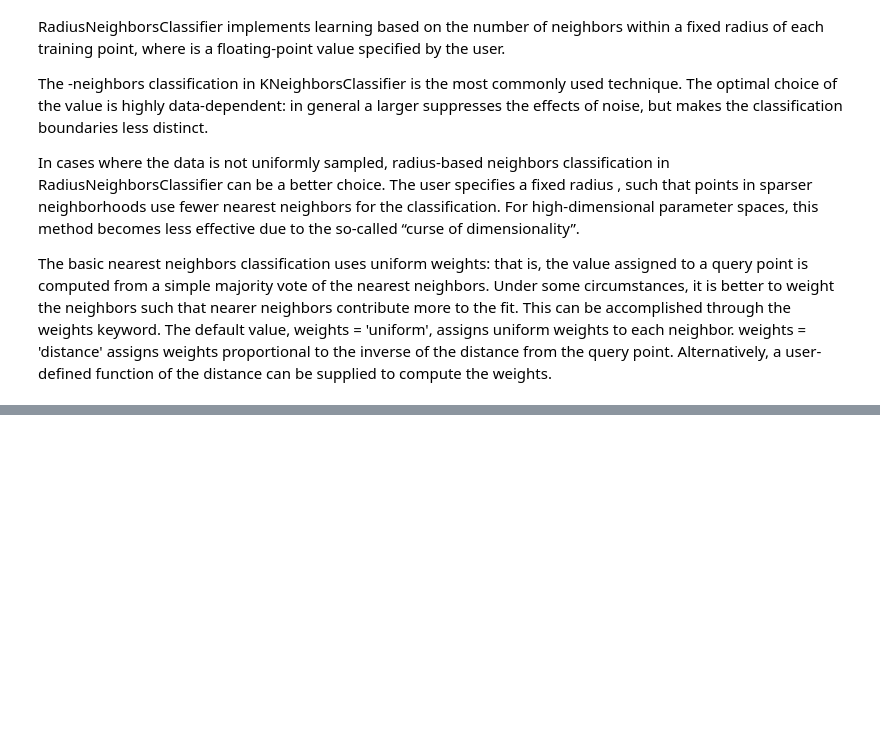
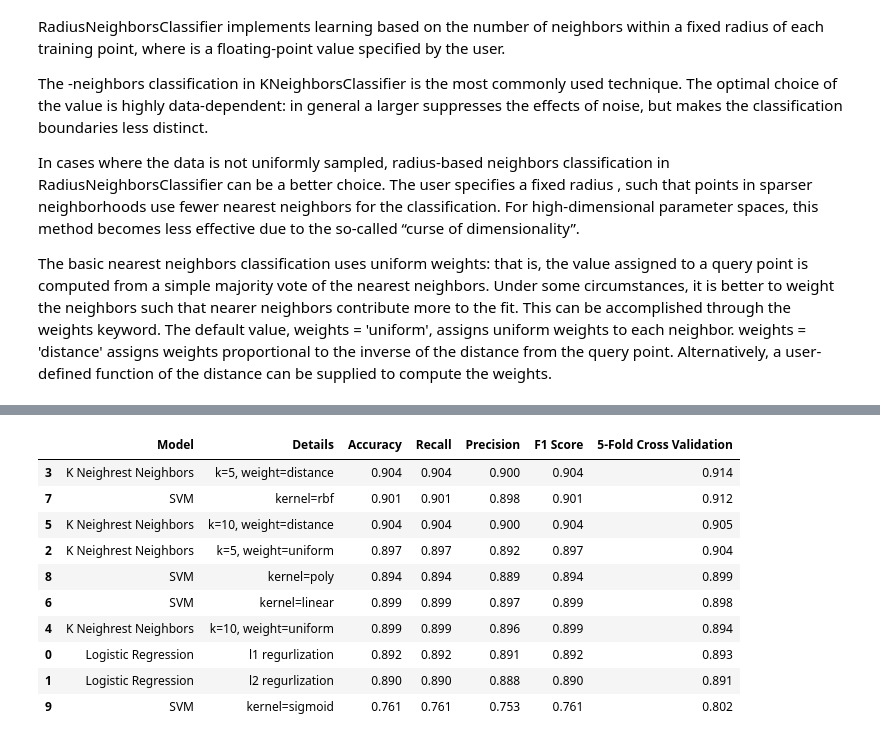
Before and after one commit to omgitsmj24/BOOT_AI_INTERN, a Jupyter notebook: Classification/all_classfication_ever.ipynb, the cells around one changed output, grey strips where cells are left out. Cells and saved outputs as stored; diff of their text form; code cells hidden in the pictures; blank space fills up the shorter version.

```diff
--- a/Classification/all_classfication_ever.ipynb
+++ b/Classification/all_classfication_ever.ipynb
@@ -314,0 +340,25 @@ evaluation.sort_values(by = '5-Fold Cross Validation', ascending=False)
+# %%
+result = svm('linear')
+result1 = svm('rbf')
+result2 = svm('poly')
+result3 = svm('sigmoid')
+
+r = evaluation.shape[0]
+evaluation.loc[r] = ['SVM','kernel=linear',result[0],result[1],result[2], result[3],result[4]]
+evaluation.loc[r+1] = ['SVM','kernel=rbf',result1[0],result1[1],result1[2], result1[3],result1[4]]
+evaluation.loc[r+2] = ['SVM','kernel=poly',result2[0],result2[1],result2[2], result2[3],result2[4]]
+evaluation.loc[r+3] = ['SVM','kernel=sigmoid',result3[0],result3[1],result3[2], result3[3],result3[4]]
+
+evaluation.sort_values(by = '5-Fold Cross Validation', ascending=False)
+# %% [output]
+|  | Model | Details | Accuracy | Recall | Precision | F1 Score | 5-Fold Cross Validation |
+| 3 | K Neighrest Neighbors | k=5, weight=distance | 0.904 | 0.904 | 0.900 | 0.904 | 0.914 |
+| 7 | SVM | kernel=rbf | 0.901 | 0.901 | 0.898 | 0.901 | 0.912 |
+| 5 | K Neighrest Neighbors | k=10, weight=distance | 0.904 | 0.904 | 0.900 | 0.904 | 0.905 |
+| 2 | K Neighrest Neighbors | k=5, weight=uniform | 0.897 | 0.897 | 0.892 | 0.897 | 0.904 |
+| 8 | SVM | kernel=poly | 0.894 | 0.894 | 0.889 | 0.894 | 0.899 |
+| 6 | SVM | kernel=linear | 0.899 | 0.899 | 0.897 | 0.899 | 0.898 |
+| 4 | K Neighrest Neighbors | k=10, weight=uniform | 0.899 | 0.899 | 0.896 | 0.899 | 0.894 |
+| 0 | Logistic Regression | l1 regurlization | 0.892 | 0.892 | 0.891 | 0.892 | 0.893 |
+| 1 | Logistic Regression | l2 regurlization | 0.890 | 0.890 | 0.888 | 0.890 | 0.891 |
+| 9 | SVM | kernel=sigmoid | 0.761 | 0.761 | 0.753 | 0.761 | 0.802 |
```
Also changed, not shown: parts of 12 cells of this notebook.
